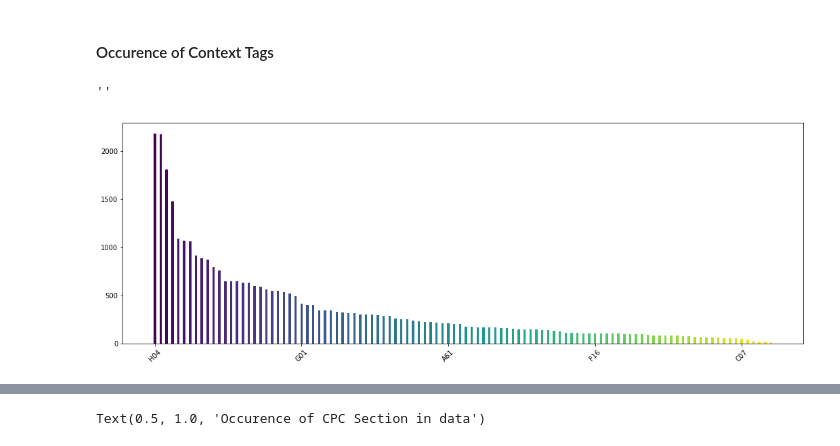
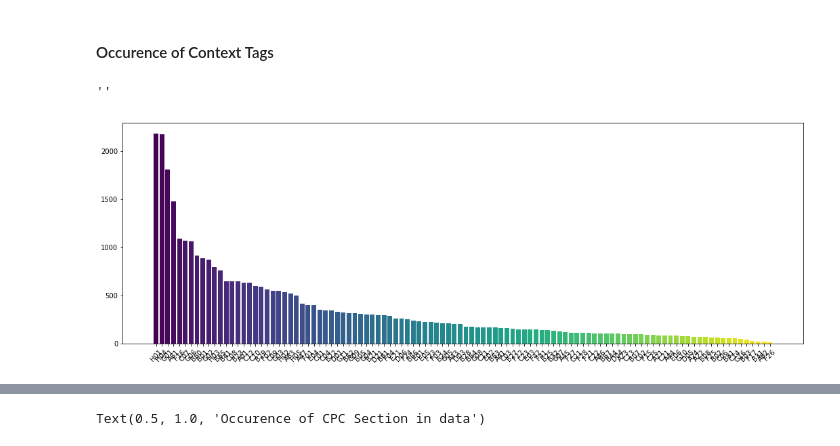
Before and after one commit to alecabt85/phrase_to_phrase, a Jupyter notebook: notebooks/eda.ipynb, the cells around one changed output, grey strips where cells are left out. Cells and saved outputs as stored; diff of their text form; code cells hidden in the pictures.

```diff
--- a/notebooks/eda.ipynb
+++ b/notebooks/eda.ipynb
@@ -57,11 +57,11 @@ Definitely a long tailed distribution, lets look at how many times each context
 # %%
 context_counts = data.context.value_counts()
 fig, ax = plt.subplots(1,1, figsize=(18,6))
 cmap = plt.get_cmap('viridis')
 colors = np.linspace(0,1,num=len(context_counts))
-ax.bar(x=x, height=context_counts, color=cmap(colors))
+ax.bar(x=context_counts.index, height=context_counts, color=cmap(colors))
 ax.set_xticklabels(context_counts.index, rotation=45, fontsize=10)
 ;
 # %% [output]
 ''
-[figure, old version]
+[figure, new version]
```
Also changed, not shown: parts of 6 cells of this notebook.
